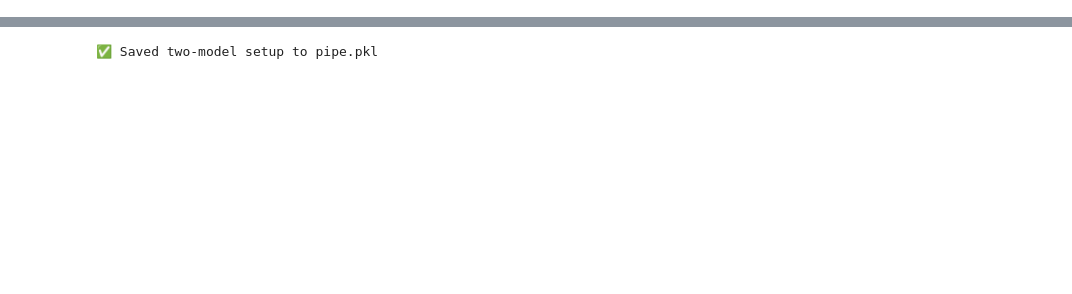
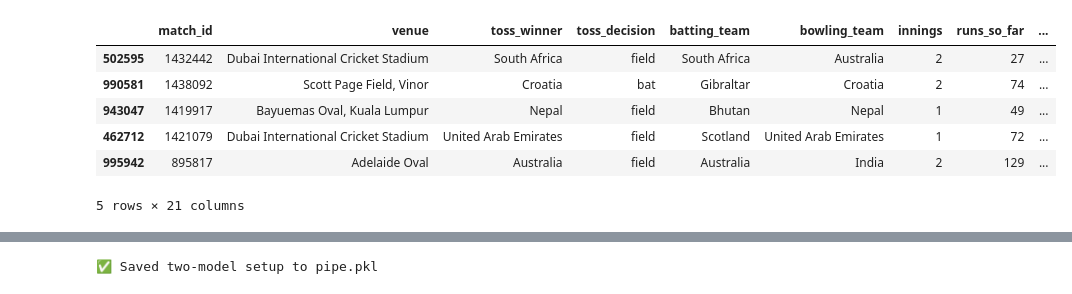
Before and after one commit to SmartyPaants/T20-Internationals-Prediction, a Jupyter notebook: training.ipynb, the cells around one changed output, grey strips where cells are left out. Cells and saved outputs as stored; diff of their text form; code cells hidden in the pictures; blank space fills up the shorter version.

```diff
--- a/training.ipynb
+++ b/training.ipynb
@@ -24,3 +24,33 @@ data.sample(3)
 # Fill missing numeric with -1
 numeric_cols = data.select_dtypes(include=[np.number]).columns
 data[numeric_cols] = data[numeric_cols].fillna(-1)
+# %%
+mask_pp = data['balls_faced'] >= 36
+if mask_pp.any():
+    pp_data = data[data['balls_faced'] <= 36]
+    data.loc[mask_pp, 'pp_runs'] = pp_data['runs_so_far'].max()
+    data.loc[mask_pp, 'pp_wickets'] = pp_data['wickets_so_far'].max()
+
+# Middle overs: 6–15 overs (balls 36–95)
+mask_mid = data['balls_faced'] >= 90
+if mask_mid.any():
+    mid_data = data[(data['balls_faced'] >= 36) & (data['balls_faced'] <= 90)]
+    data.loc[mask_mid, 'mid_runs'] = mid_data['runs_so_far'].max() - data['pp_runs']
+    data.loc[mask_mid, 'mid_wickets'] = mid_data['wickets_so_far'].max() - data['pp_wickets']
+
+# Death overs: 16–20 overs (balls 96–119)
+mask_death = data['balls_faced'] >= 96
+if mask_death.any():
+    death_data = data[data['balls_faced'] >= 96]
+    data.loc[mask_death, 'death_runs'] = death_data['runs_so_far'].max() - data['pp_runs'] - data['mid_runs'].fillna(0)
+    data.loc[mask_death, 'death_wickets'] = death_data['wickets_so_far'].max() - data['pp_wickets'] - data['mid_wickets'].fillna(0)
+
+data.sample(5)
+# %% [output]
+|  | match_id | venue | toss_winner | toss_decision | batting_team | bowling_team | innings | runs_so_far | ... |
+| 502595 | 1432442 | Dubai International Cricket Stadium | South Africa | field | South Africa | Australia | 2 | 27 | ... |
+| 990581 | 1438092 | Scott Page Field, Vinor | Croatia | bat | Gibraltar | Croatia | 2 | 74 | ... |
+| 943047 | 1419917 | Bayuemas Oval, Kuala Lumpur | Nepal | field | Bhutan | Nepal | 1 | 49 | ... |
+| 462712 | 1421079 | Dubai International Cricket Stadium | United Arab Emirates | field | Scotland | United Arab Emirates | 1 | 72 | ... |
+| 995942 | 895817 | Adelaide Oval | Australia | field | Australia | India | 2 | 129 | ... |
+5 rows × 21 columns
```
Also changed, not shown: parts of 14 cells of this notebook, 2 other files.
